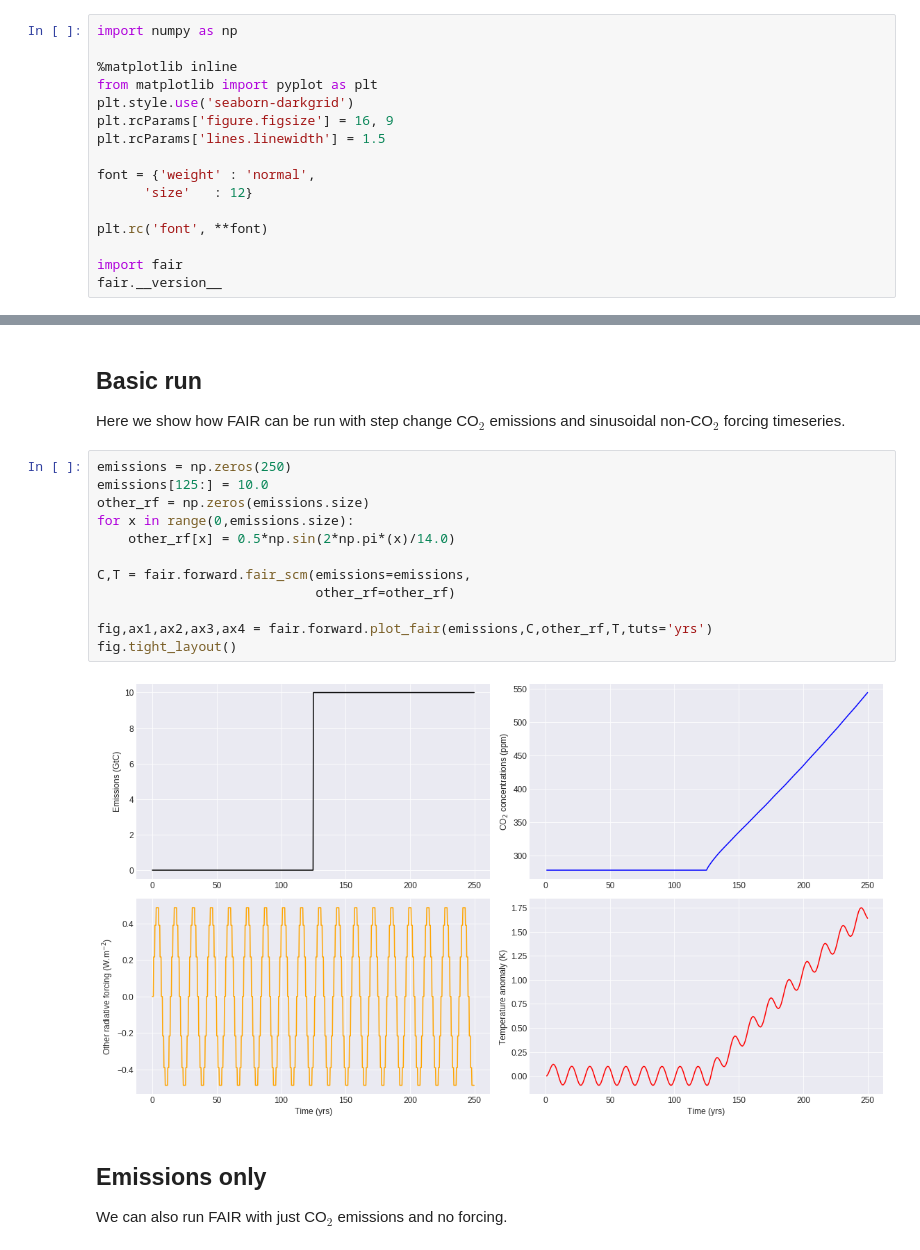
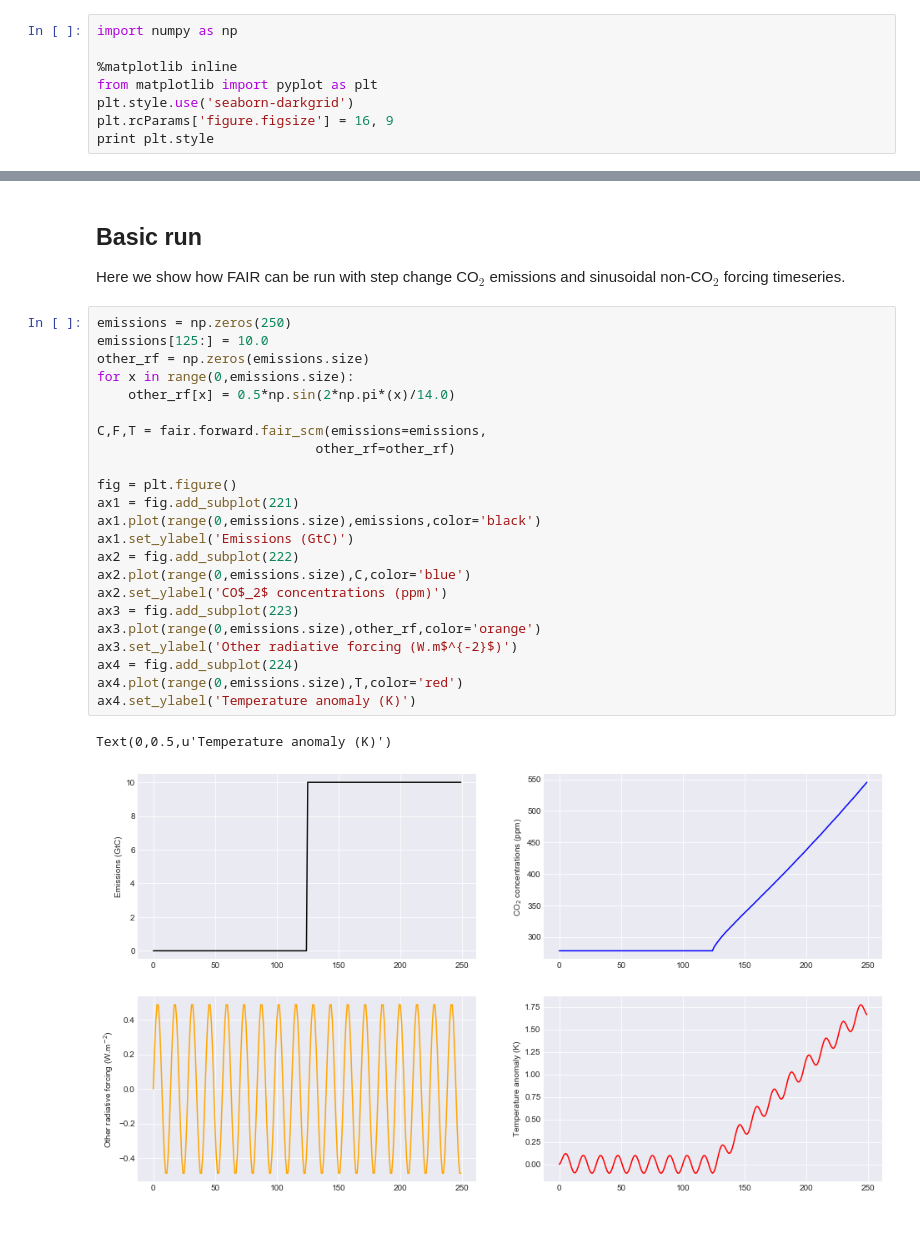
Before and after one commit to OMS-NetZero/FAIR, a Jupyter notebook: index.ipynb, the cells around one changed output, grey strips where cells are left out. Saved outputs shown, nothing was run; the diff lists cells and outputs as text.

```diff
--- a/index.ipynb
+++ b/index.ipynb
@@ -14,13 +22,5 @@ import numpy as np
 from matplotlib import pyplot as plt
 plt.style.use('seaborn-darkgrid')
 plt.rcParams['figure.figsize'] = 16, 9
-plt.rcParams['lines.linewidth'] = 1.5
-
-font = {'weight' : 'normal',
-      'size'   : 12}
-
-plt.rc('font', **font)
-
-import fair
-fair.__version__
+print plt.style
 # %% [output]
@@ -31,17 +32,26 @@ Here we show how FAIR can be run with step change CO$_2$ emissions and sinusoida
 # %%
 emissions = np.zeros(250)
 emissions[125:] = 10.0
 other_rf = np.zeros(emissions.size)
 for x in range(0,emissions.size):
     other_rf[x] = 0.5*np.sin(2*np.pi*(x)/14.0)
 
-C,T = fair.forward.fair_scm(emissions=emissions,
+C,F,T = fair.forward.fair_scm(emissions=emissions,
                             other_rf=other_rf)
 
-fig,ax1,ax2,ax3,ax4 = fair.forward.plot_fair(emissions,C,other_rf,T,tuts='yrs')
-fig.tight_layout()
+fig = plt.figure()
+ax1 = fig.add_subplot(221)
+ax1.plot(range(0,emissions.size),emissions,color='black')
+ax1.set_ylabel('Emissions (GtC)')
+ax2 = fig.add_subplot(222)
+ax2.plot(range(0,emissions.size),C,color='blue')
+ax2.set_ylabel('CO$_2$ concentrations (ppm)')
+ax3 = fig.add_subplot(223)
+ax3.plot(range(0,emissions.size),other_rf,color='orange')
+ax3.set_ylabel('Other radiative forcing (W.m$^{-2}$)')
+ax4 = fig.add_subplot(224)
+ax4.plot(range(0,emissions.size),T,color='red')
+ax4.set_ylabel('Temperature anomaly (K)')
 # %% [output]
+Text(0,0.5,u'Temperature anomaly (K)')
-[figure, old version]
+[figure, new version]
-# %% [markdown]
-## Emissions only
-We can also run FAIR with just CO$_2$ emissions and no forcing.
```
Also changed, not shown: parts of 28 cells of this notebook, 37 other files.
